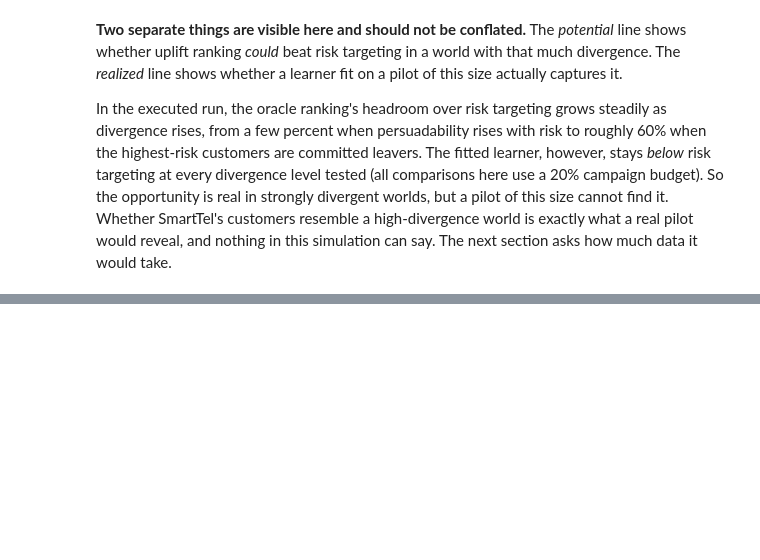
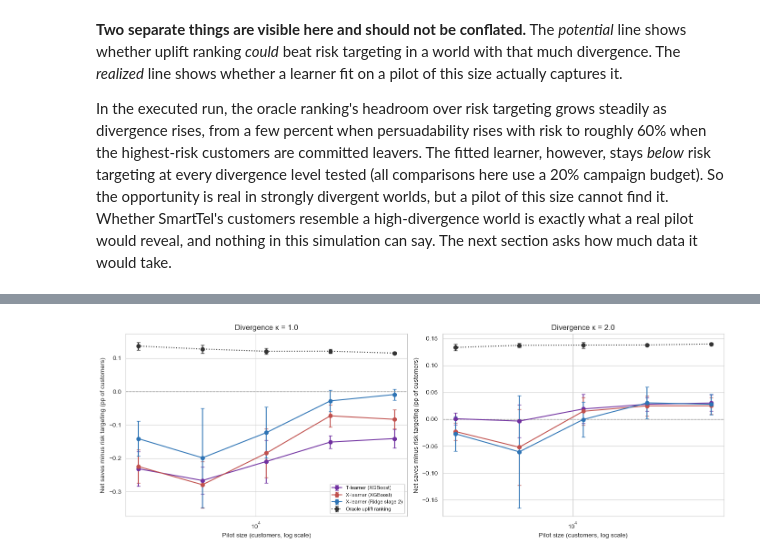
Before and after one commit to danielowuor/Customer-Retention-Intelligence-System, a Jupyter notebook: notebooks/05_uplift_modeling.ipynb, the cells around one changed output, grey strips where cells are left out. Cells and saved outputs as stored; diff of their text form; code cells hidden in the pictures; blank space fills up the shorter version.

```diff
--- a/notebooks/05_uplift_modeling.ipynb
+++ b/notebooks/05_uplift_modeling.ipynb
@@ -529,0 +536,23 @@ In the executed run, the oracle ranking's headroom over risk targeting grows ste
+# %%
+PILOT_SIZES = [2800, 5600, 11200, 22400, 44800]
+KAPPAS_LC = [1.0, 2.0]
+N_SEEDS_LC = 6
+lc_records = []
+
+for kappa in KAPPAS_LC:
+    for size in PILOT_SIZES:
+        for seed in range(N_SEEDS_LC):
+            rows = np.random.default_rng(10_000 + seed).integers(0, n, size=size)
+            t = run_replicate(kappa, seed, rows=rows)["table"][net_col]
+            for m in LEARNERS + [ORACLE_UPLIFT]:
+                # Paired difference vs. risk targeting on the same simulated pilot (pp of customers)
+                lc_records.append({"kappa": kappa, "size": size, "seed": seed, "method": m,
+                                   "diff_vs_risk": t[m] - t[RISK_HIST]})
+
+lc = pd.DataFrame(lc_records)
+lc_summary = lc.groupby(["kappa", "size", "method"])["diff_vs_risk"].agg(["mean", "sem"]).reset_index()
+lc_summary["label"] = lc_summary.apply(lambda r: f"{r['mean']:+.2f} ± {1.96 * r['sem']:.2f}", axis=1)
+
+for kappa in KAPPAS_LC:
+    print(f"\nDivergence κ = {kappa}: net saves minus risk targeting (pp of customers, mean ± 95% CI over {N_SEEDS_LC} pilots)")
+    print(lc_summary[lc_summary["kappa"] == kappa].pivot(index="size", columns="method", values="label")[LEARNERS + [ORACLE_UPLIFT]].to_string())
@@ -529,0 +577,21 @@ In the executed run, the oracle ranking's headroom over risk targeting grows ste
+# %%
+fig, axes = plt.subplots(1, len(KAPPAS_LC), figsize=(14, 5))
+colors = {"T-learner (XGBoost)": "#7030A0", "X-learner (XGBoost)": "#C0504D",
+          "X-learner (Ridge stage 2)": "#2E74B5", ORACLE_UPLIFT: "#333333"}
+
+for ax, kappa in zip(axes, KAPPAS_LC):
+    sub = lc_summary[lc_summary["kappa"] == kappa]
+    for name, color in colors.items():
+        s_ = sub[sub["method"] == name].sort_values("size")
+        ax.errorbar(s_["size"], s_["mean"], yerr=1.96 * s_["sem"], marker="o", capsize=3, color=color,
+                    linestyle=":" if name == ORACLE_UPLIFT else "-", label=name)
+    ax.axhline(0, color="#999999", linestyle="--", linewidth=1)
+    ax.set_xscale("log")
+    ax.set_xlabel("Pilot size (customers, log scale)")
+    ax.set_ylabel("Net saves minus risk targeting (pp of customers)")
+    ax.set_title(f"Divergence κ = {kappa}")
+axes[0].legend(fontsize=8)
+plt.tight_layout()
+plt.show()
+# %% [output]
+[figure, added]
```
Also changed, not shown: parts of 24 cells of this notebook.
